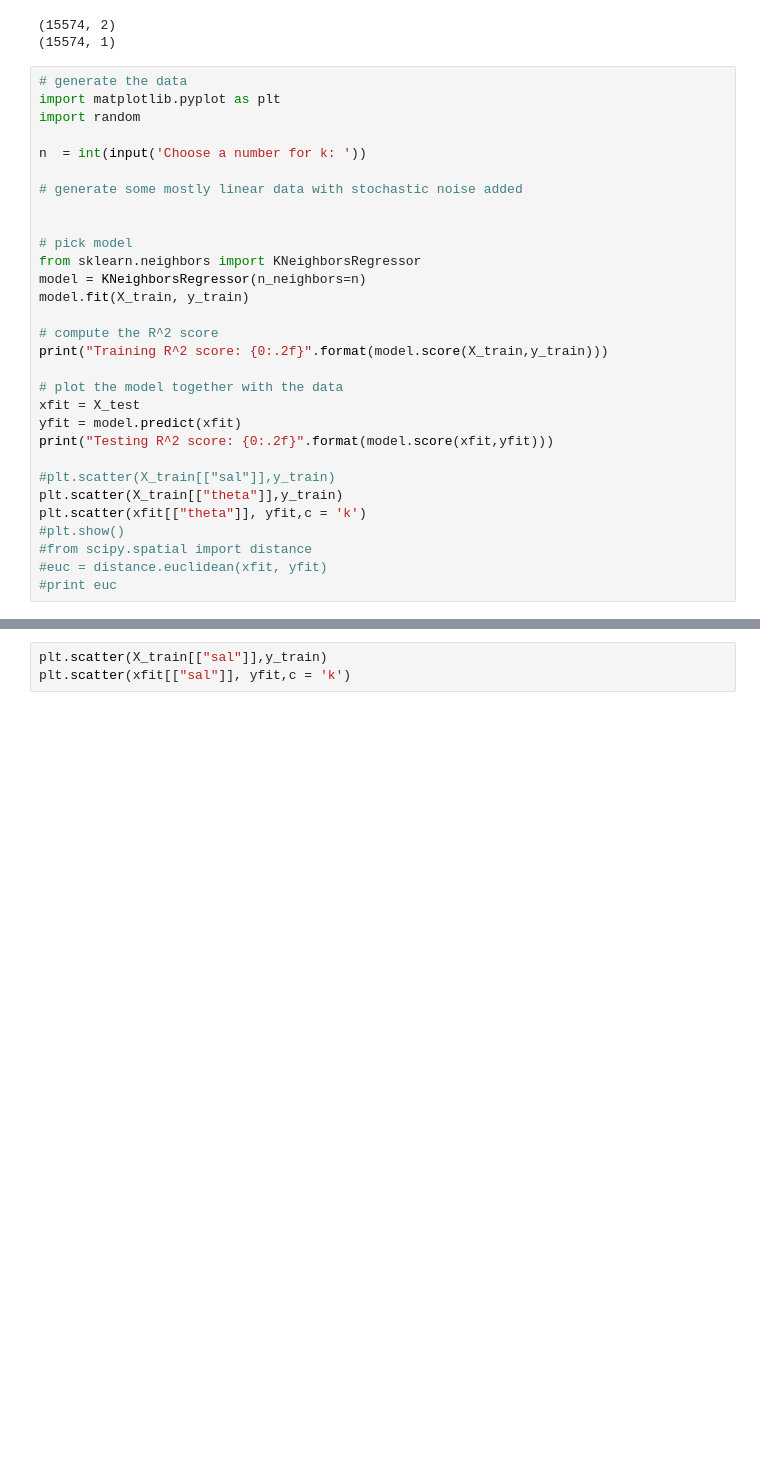
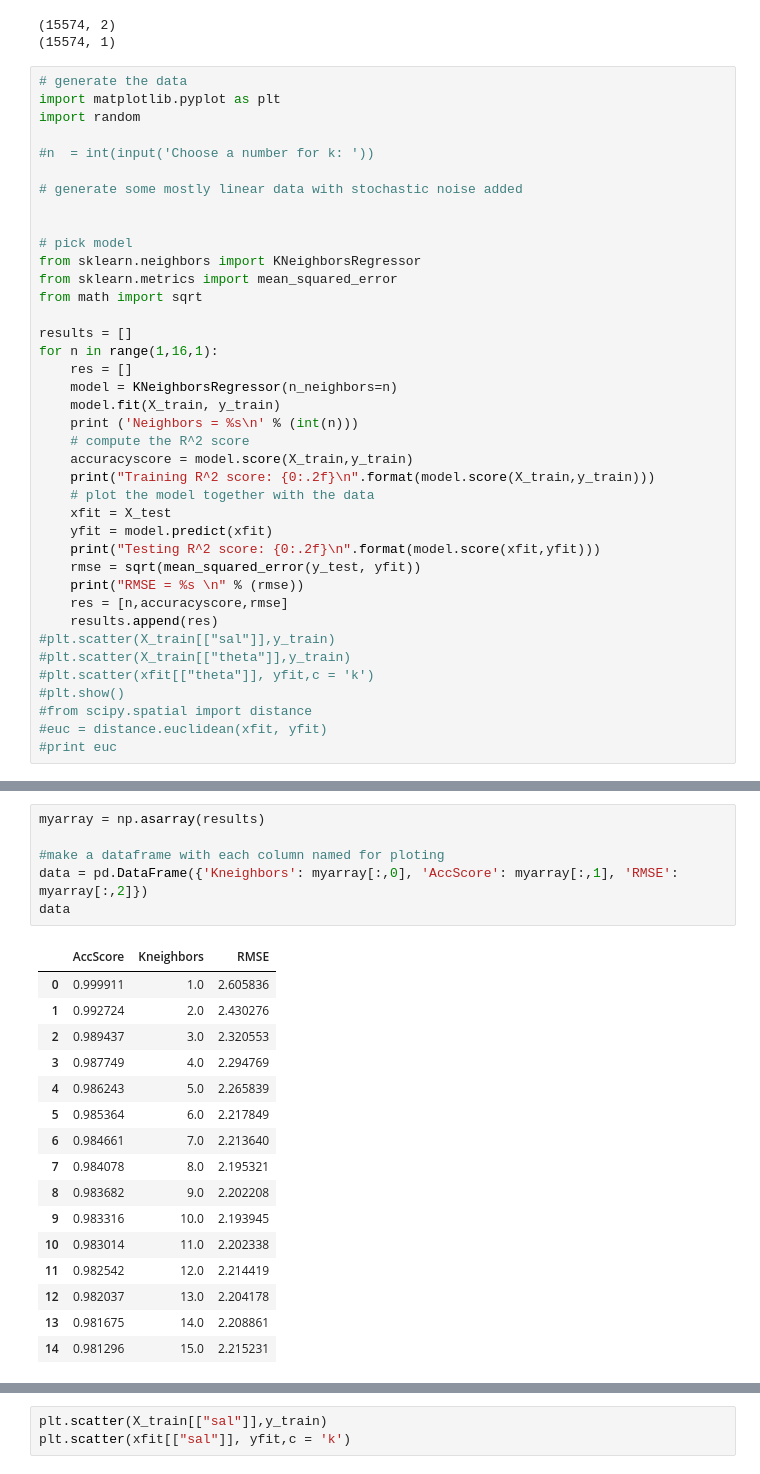
Before and after one commit to seina001/CodeExample_NitratePredictor, a Jupyter notebook: Predict_nitrate_Einarsson.ipynb, the cells around one changed output, grey strips where cells are left out. Drawn from its saved outputs; the diff is of its cells as text; blank space fills up the shorter version.

```diff
--- a/Predict_nitrate_Einarsson.ipynb
+++ b/Predict_nitrate_Einarsson.ipynb
@@ -30,27 +30,36 @@ X_train,X_test,y_train,y_test = train_test_split(X,y,test_size=0.2,random_state=
 import matplotlib.pyplot as plt
 import random
 
-n  = int(input('Choose a number for k: '))
+#n  = int(input('Choose a number for k: '))
 
 # generate some mostly linear data with stochastic noise added
 
 
 # pick model
 from sklearn.neighbors import KNeighborsRegressor
-model = KNeighborsRegressor(n_neighbors=n)
-model.fit(X_train, y_train)
+from sklearn.metrics import mean_squared_error
+from math import sqrt
 
-# compute the R^2 score
-print("Training R^2 score: {0:.2f}".format(model.score(X_train,y_train)))
-
-# plot the model together with the data
-xfit = X_test
-yfit = model.predict(xfit)
-print("Testing R^2 score: {0:.2f}".format(model.score(xfit,yfit)))
-
+results = []
+for n in range(1,16,1):
+    res = []
+    model = KNeighborsRegressor(n_neighbors=n)
+    model.fit(X_train, y_train)
+    print ('Neighbors = %s\n' % (int(n)))
+    # compute the R^2 score
+    accuracyscore = model.score(X_train,y_train)
+    print("Training R^2 score: {0:.2f}\n".format(model.score(X_train,y_train)))
+    # plot the model together with the data
+    xfit = X_test
+    yfit = model.predict(xfit)
+    print("Testing R^2 score: {0:.2f}\n".format(model.score(xfit,yfit)))
+    rmse = sqrt(mean_squared_error(y_test, yfit))
+    print("RMSE = %s \n" % (rmse))
+    res = [n,accuracyscore,rmse]
+    results.append(res)
 #plt.scatter(X_train[["sal"]],y_train)
-plt.scatter(X_train[["theta"]],y_train)
-plt.scatter(xfit[["theta"]], yfit,c = 'k')
+#plt.scatter(X_train[["theta"]],y_train)
+#plt.scatter(xfit[["theta"]], yfit,c = 'k')
 #plt.show()
 #from scipy.spatial import distance
 #euc = distance.euclidean(xfit, yfit)
@@ -63,0 +85,23 @@ Testing R^2 score: 1.00
+# %%
+myarray = np.asarray(results)
+
+#make a dataframe with each column named for ploting
+data = pd.DataFrame({'Kneighbors': myarray[:,0], 'AccScore': myarray[:,1], 'RMSE': myarray[:,2]})
+data
+# %% [output]
+|  | AccScore | Kneighbors | RMSE |
+| 0 | 0.999911 | 1.0 | 2.605836 |
+| 1 | 0.992724 | 2.0 | 2.430276 |
+| 2 | 0.989437 | 3.0 | 2.320553 |
+| 3 | 0.987749 | 4.0 | 2.294769 |
+| 4 | 0.986243 | 5.0 | 2.265839 |
+| 5 | 0.985364 | 6.0 | 2.217849 |
+| 6 | 0.984661 | 7.0 | 2.213640 |
+| 7 | 0.984078 | 8.0 | 2.195321 |
+| 8 | 0.983682 | 9.0 | 2.202208 |
+| 9 | 0.983316 | 10.0 | 2.193945 |
+| 10 | 0.983014 | 11.0 | 2.202338 |
+| 11 | 0.982542 | 12.0 | 2.214419 |
+| 12 | 0.982037 | 13.0 | 2.204178 |
+| 13 | 0.981675 | 14.0 | 2.208861 |
+| 14 | 0.981296 | 15.0 | 2.215231 |
```
Also changed, not shown: parts of 7 cells of this notebook.
